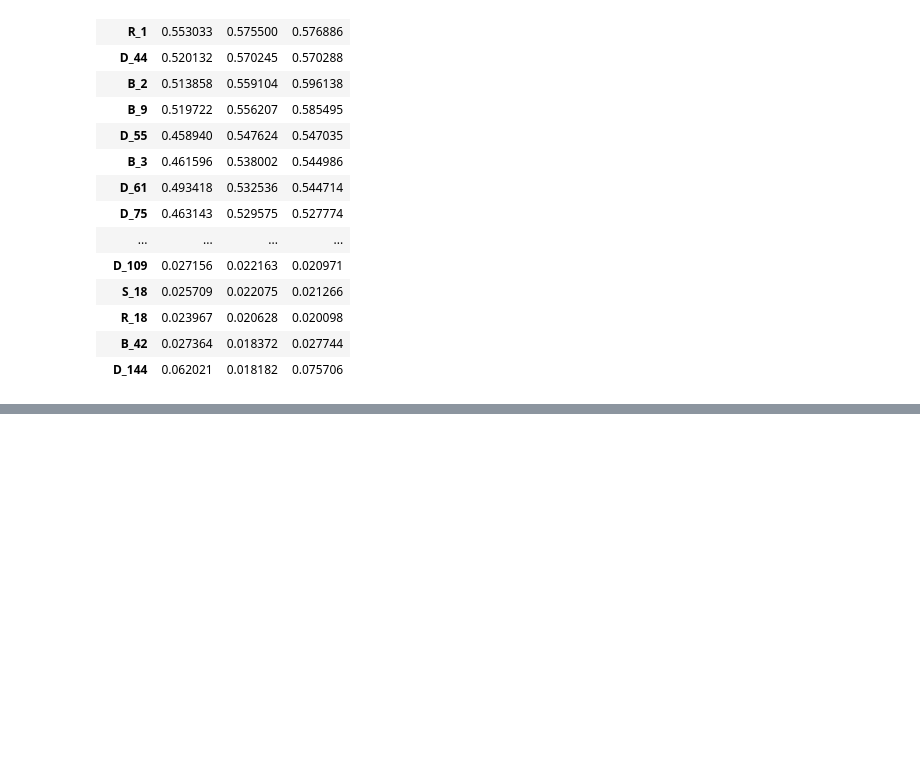
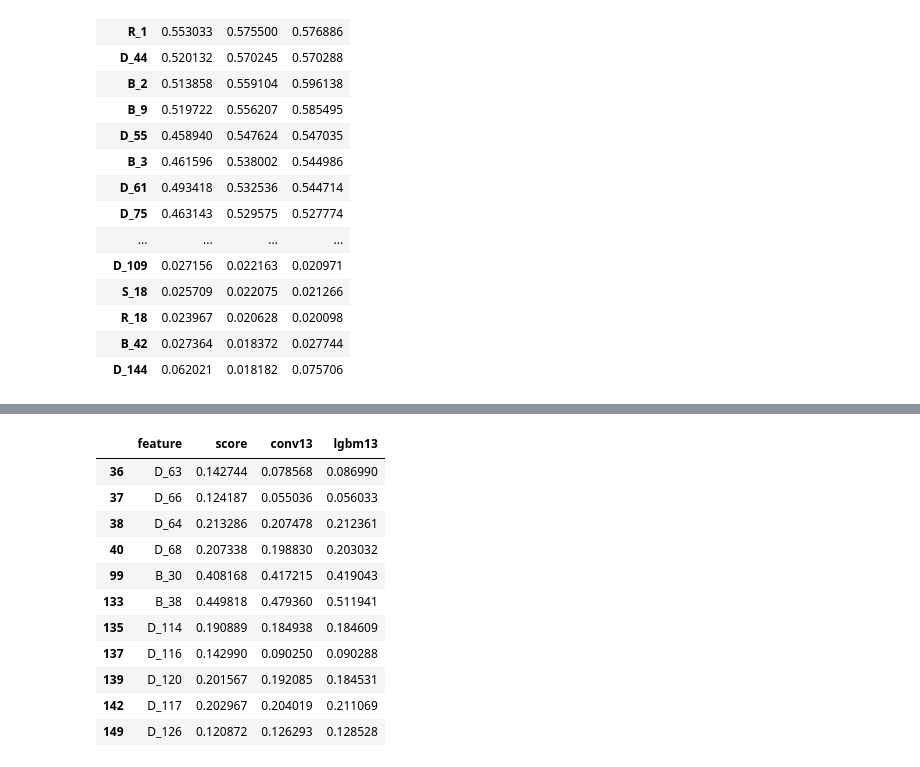
Before and after one commit to NimaMan/probability_of_deafult_prediction, a Jupyter notebook: scripts/ipynb_scripts/sfa.ipynb, the cells around one changed output, grey strips where cells are left out. Drawn from its saved outputs; the diff is of its cells as text; code cells hidden in the pictures; blank space fills up the shorter version.

```diff
--- a/scripts/ipynb_scripts/sfa.ipynb
+++ b/scripts/ipynb_scripts/sfa.ipynb
@@ -66,0 +78,15 @@ scores.set_index("feature").sort_values(by="conv13", ascending=False)
+# %%
+scores[scores.feature.isin(CATCOLS)]
+# %% [output]
+|  | feature | score | conv13 | lgbm13 |
+| 36 | D_63 | 0.142744 | 0.078568 | 0.086990 |
+| 37 | D_66 | 0.124187 | 0.055036 | 0.056033 |
+| 38 | D_64 | 0.213286 | 0.207478 | 0.212361 |
+| 40 | D_68 | 0.207338 | 0.198830 | 0.203032 |
+| 99 | B_30 | 0.408168 | 0.417215 | 0.419043 |
+| 133 | B_38 | 0.449818 | 0.479360 | 0.511941 |
+| 135 | D_114 | 0.190889 | 0.184938 | 0.184609 |
+| 137 | D_116 | 0.142990 | 0.090250 | 0.090288 |
+| 139 | D_120 | 0.201567 | 0.192085 | 0.184531 |
+| 142 | D_117 | 0.202967 | 0.204019 | 0.211069 |
+| 149 | D_126 | 0.120872 | 0.126293 | 0.128528 |
```
Also changed, not shown: parts of 1 cell of this notebook, 9 other files.
